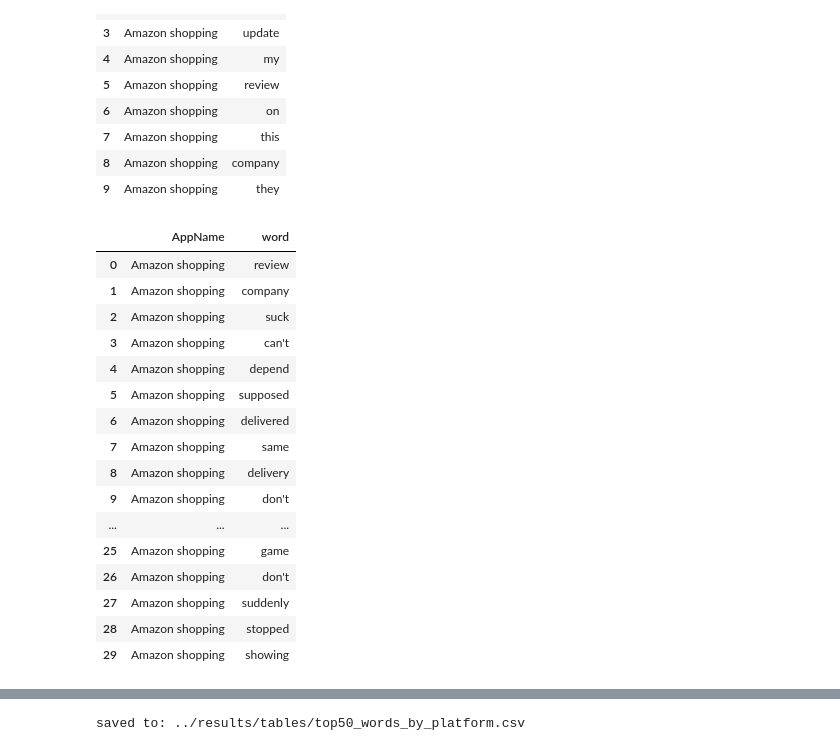
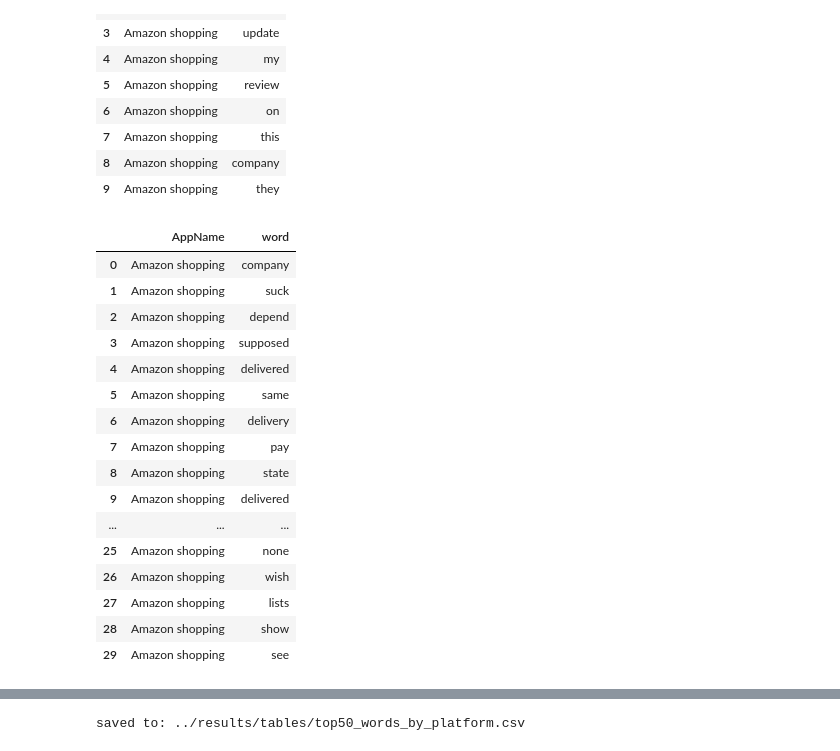
Before and after one commit to compss211/final-project-repo-group8, a Jupyter notebook: notebooks/Tokenization & Word Frequency Analysis.ipynb, the cells around one changed output, grey strips where cells are left out. Saved outputs shown, nothing was run; the diff lists cells and outputs as text; code cells hidden in the pictures.

```diff
--- a/notebooks/Tokenization & Word Frequency Analysis.ipynb
+++ b/notebooks/Tokenization & Word Frequency Analysis.ipynb
@@ -63,60 +62,57 @@ tok.head(10)
 | 8 | Amazon shopping | company |
 | 9 | Amazon shopping | they |
 # %%
-# 小而简的英语停用词（你可以继续往里加）
 stop_small = {
     "a","an","the","and","or","of","to","in","for","on","with","at","by","from","as",
-    "is","am","are","was","were","be","been","being",
+    "is","am","are","was","were","be","been","being", "what", "never", "need", "want", "buy"
     "it","this","that","these","those","i","me","my","we","our","you","your","he","she","they","them",
     "im","dont","ive","youre","hes","shes","theyre","cant","couldnt","didnt","doesnt","isnt","wasnt","werent",
     "just","so","too","very","also","but","if","not","not","now","then","there","here","when","where","why","how",
-    "all","any","some","no","more","most","many","much","such",
-    "what","which","who","whom","whose",
+    "all","any","some","no","more","most","many","much","such", "their", "items", "everything", "buy", "things",
+    "what","which","who","whom","whose","can't", "don't", "its", "other", "don't"
     "than","about","into","like","over","after","before","between","through","during","because","something",
-    "have","has","had","having","do","does","did","doing"
+    "have","has","had","having","do","does","did","doing", "i'm", "i've", "out", "would", "back", "only",
+    "shopping", "than"
 }
 
-# 评论里常见但信息量低的词（系统/操作/客套话等）
 review_stop = {
-    "use","using","update","updated","app","apps","version","android","iphone","ios","can","cannot","could","can't"
-    "download","install","installed","login","account","please","thanks","thank","review"
-    "bug","work","working","does","did","still","time","day","new","old","have","say","will","even"
+    "use","using","update","updated","app","apps","version","android","iphone","ios","can","cannot","could","can't", "shopping", "than"
+    "download","install","installed","login","account","please","thanks","thank","review", "their", "what", "never", "need", "want", "buy"
+    "bug","work","working","does","did","still","time","day","new","old","have","say","will","even", "always", "items", "everything", "buy", "things"
 }
 
-# 平台名和泛词（避免占榜）
 platform_stop = {
-    "amazon","ebay","lazada","shein","get","got","also","one","two","really",
-    "buy","bought","order","ordered","orders","product","item","it's"
+    "amazon","ebay","lazada","shein","get","got","also","one","two","really", "always", "never", "need", "want", "buy", "everything", "buy", "things",
+    "buy","bought","order","ordered","orders","product","item","it's", "going", "what", "items", "shopping", "than"
 }
 
 ban = stop_small | review_stop | platform_stop
 
-# 规则：长度≥3、包含字母或数字、且不在 ban 里
 tok = tok[
     (tok["word"].str.len() >= 3) &
     (tok["word"].str.contains(r"[a-z0-9]")) &
     (~tok["word"].isin(ban))
 ].reset_index(drop=True)
 
 tok.head(30)
 # %% [output]
 |  | AppName | word |
-| 0 | Amazon shopping | review |
-| 1 | Amazon shopping | company |
-| 2 | Amazon shopping | suck |
-| 3 | Amazon shopping | can't |
-| 4 | Amazon shopping | depend |
-| 5 | Amazon shopping | supposed |
-| 6 | Amazon shopping | delivered |
-| 7 | Amazon shopping | same |
-| 8 | Amazon shopping | delivery |
-| 9 | Amazon shopping | don't |
+| 0 | Amazon shopping | company |
+| 1 | Amazon shopping | suck |
+| 2 | Amazon shopping | depend |
+| 3 | Amazon shopping | supposed |
+| 4 | Amazon shopping | delivered |
+| 5 | Amazon shopping | same |
+| 6 | Amazon shopping | delivery |
+| 7 | Amazon shopping | pay |
+| 8 | Amazon shopping | state |
+| 9 | Amazon shopping | delivered |
 | ... | ... | ... |
-| 25 | Amazon shopping | game |
-| 26 | Amazon shopping | don't |
-| 27 | Amazon shopping | suddenly |
-| 28 | Amazon shopping | stopped |
-| 29 | Amazon shopping | showing |
+| 25 | Amazon shopping | none |
+| 26 | Amazon shopping | wish |
+| 27 | Amazon shopping | lists |
+| 28 | Amazon shopping | show |
+| 29 | Amazon shopping | see |
 # %%
 word_counts = (
     tok.groupby(["AppName","word"]).size()
```
Also changed, not shown: parts of 13 cells of this notebook, 10 other files.
